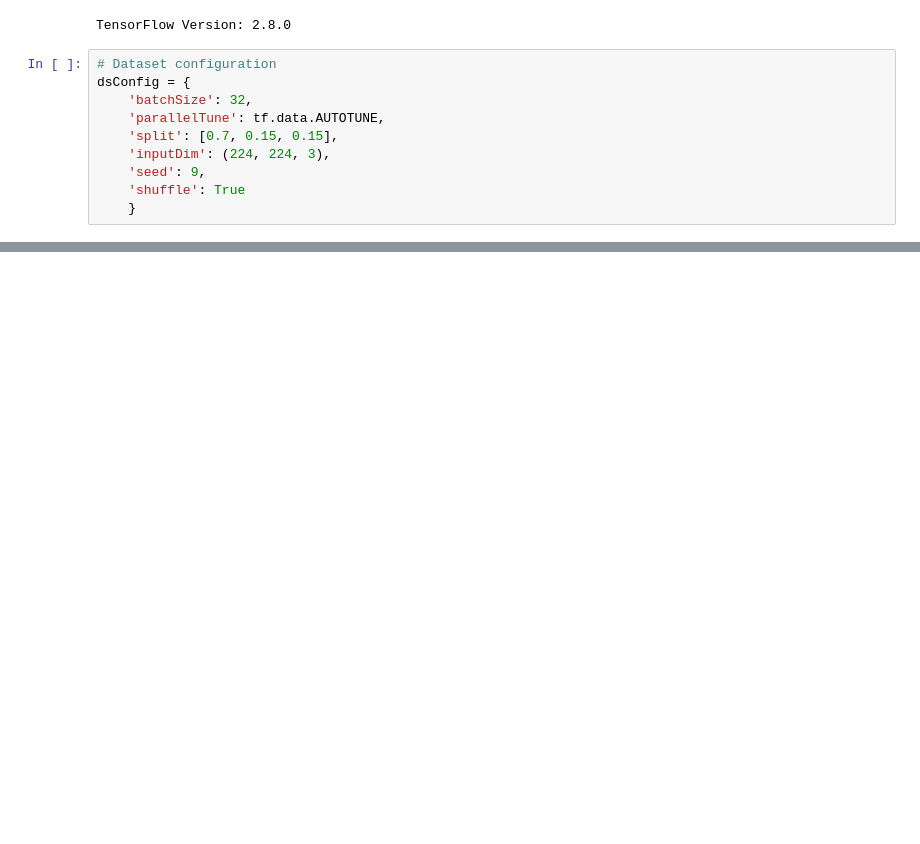
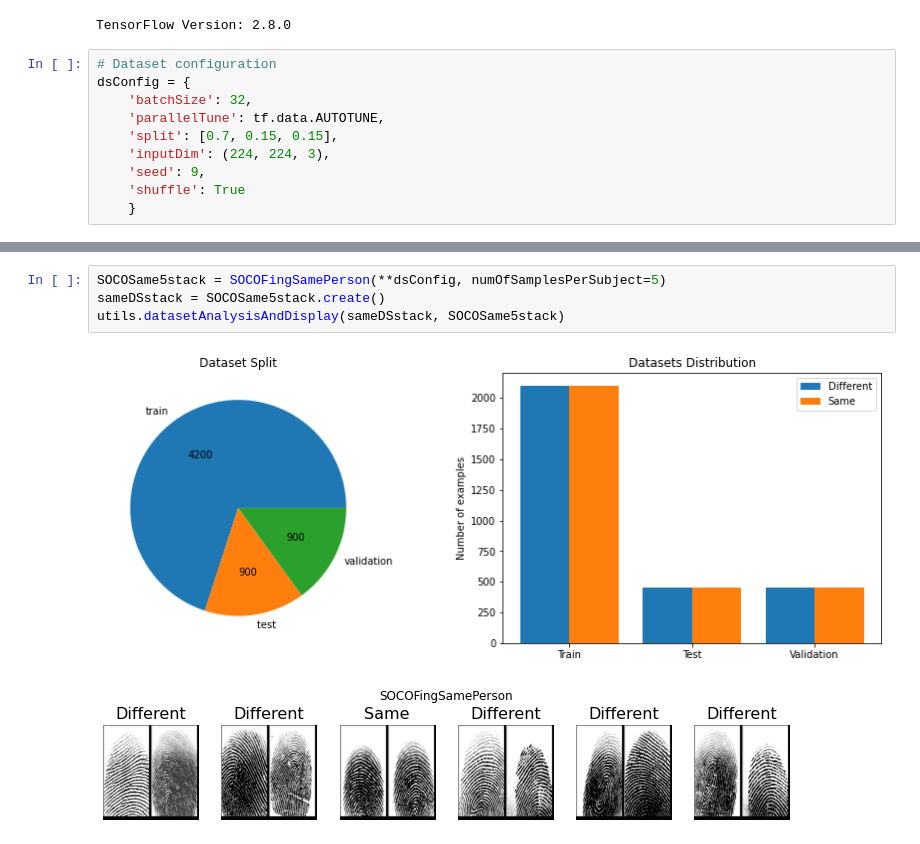
Before and after one commit to KobiAms/FingerprintsDeepLearning, a Jupyter notebook: test_any_datasets.ipynb, the cells around one changed output, grey strips where cells are left out. Cells and saved outputs as stored; diff of their text form; blank space fills up the shorter version.

```diff
--- a/test_any_datasets.ipynb
+++ b/test_any_datasets.ipynb
@@ -56,0 +48,7 @@ nist300asameDB = NIST300asame.create()
+# %%
+SOCOSame5stack = SOCOFingSamePerson(**dsConfig, numOfSamplesPerSubject=5)
+sameDSstack = SOCOSame5stack.create()
+utils.datasetAnalysisAndDisplay(sameDSstack, SOCOSame5stack)
+# %% [output]
+[figure, added]
+[figure, added]
```
Also changed, not shown: parts of 15 cells of this notebook, 8 other files.
